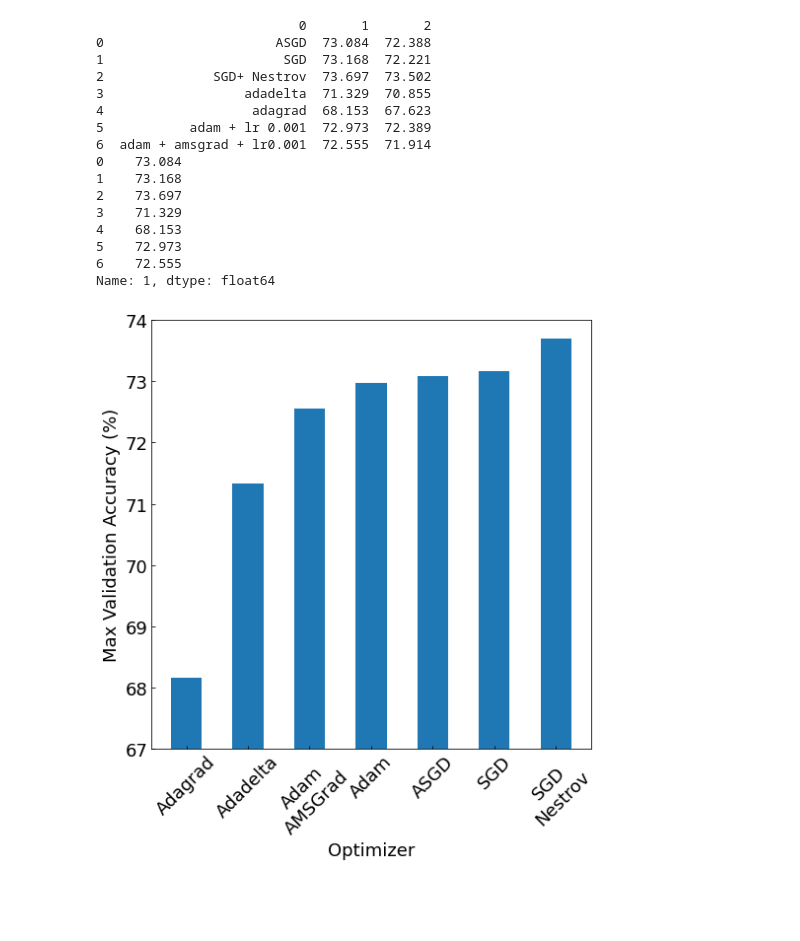
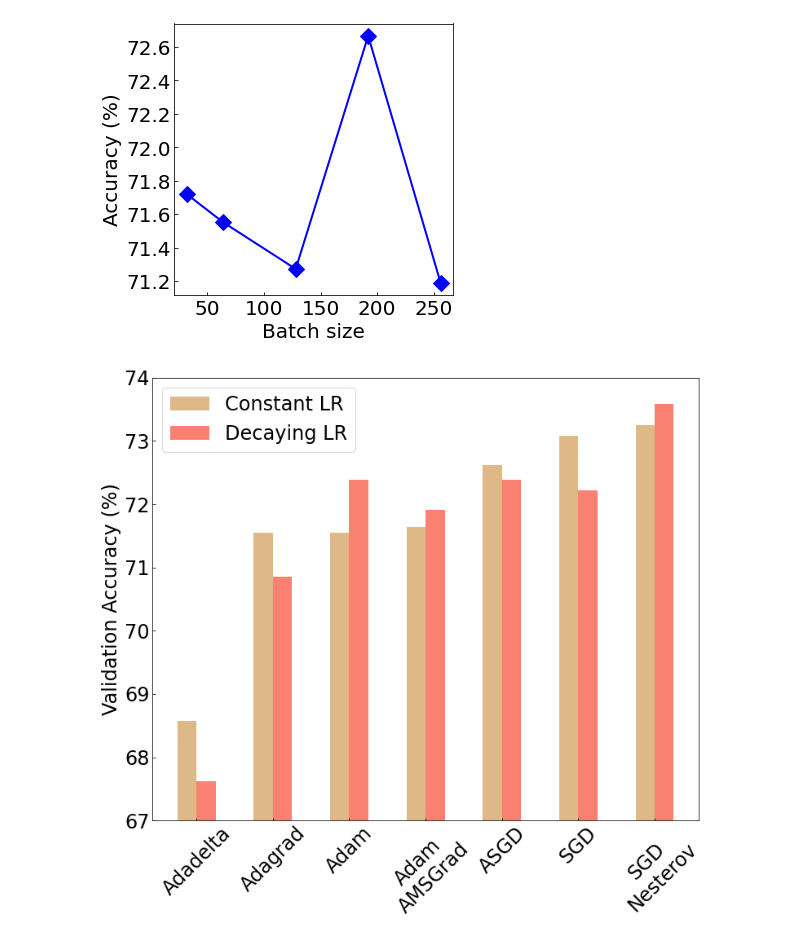
Before and after one commit to zhuofachen/Emotion-detection, a Jupyter notebook: Plot_figures.ipynb, the cells around one changed output. Drawn from its saved outputs; the diff is of its cells as text; code cells hidden in the pictures; blank space fills up the shorter version.

```diff
--- a/Plot_figures.ipynb
+++ b/Plot_figures.ipynb
@@ -113,37 +64,50 @@ plt.show()
+# %%
+# evalute results of different optimized models
+batch_size = [32, 64, 128, 192, 256]
+colors = ['chocolate',  'goldenrod', 'olivedrab', 'royalblue',]
+accuracy = [71.7191, 71.5520,  71.2733, 72.6665, 71.1897]
+plt.figure(figsize = (5, 5))
+plt.plot(batch_size, accuracy, marker='D', color='blue', linewidth=2, markersize=12)
+plt.xlabel('Batch size')
+plt.ylabel('Accuracy (%)')
+plt.rcParams.update({'font.size': 15})
+plt.tick_params(direction='in')
+plt.show()
+# %% [output]
+[figure, added]
 # %%
-confuse_mat = pd.read_excel('comparison of different optimizers.xlsx', header = None)
+# confuse_mat = pd.read_excel('comparison of different optimizers.xlsx', header = None)
 # confuse_mat = np.array(confuse_mat)
-print(confuse_mat)
-ydata = confuse_mat[:][1]
-print(ydata)
-optimizers = ['ASGD', 'SGD', 'SGD\nNestrov', 'Adadelta', 'Adagrad', 'Adam', 'Adam\nAMSGrad']
+# print(confuse_mat)
+# ydata = confuse_mat[:][1]
 
-optimizers = ['Adagrad', 'Adadelta',  'Adam\nAMSGrad',  'Adam', 'ASGD', 'SGD', 'SGD\nNestrov']
-ydata = np.sort(ydata)
-plt.figure(figsize = (8, 8))
-barlist = plt.bar(optimizers, ydata, width = 0.5)
-plt.xlabel('Optimizer')
-plt.ylabel('Max Validation Accuracy (%)')
+
+acc_consLR = [68.571, 71.552, 71.552, 71.636, 72.611, 73.084, 73.252]
+acc_decayLR = [67.623, 70.855, 72.389, 71.914, 72.388, 72.221, 73.586]
+# optimizers = ['ASGD', 'SGD', 'SGD\nNestrov', 'Adadelta', 'Adagrad', 'Aam', 'Adam\nAMSGrad']
+
+optimizers = ['Adadelta', 'Adagrad', 'Adam', 'Adam\nAMSGrad', 'ASGD', 'SGD', 'SGD\nNesterov']
+
+
+
+
+w = 0.5
+xdata = 2 * np.arange(len(optimizers))
+
+plt.figure(figsize = (12, 10))
+plt.bar(xdata - w/2, acc_consLR, width=w, color='burlywood', label = 'Constant LR', align = 'center')
+plt.bar(xdata + w/2 , acc_decayLR, width=w, color='salmon', label = 'Decaying LR', align = 'center')
+plt.xticks(xdata, optimizers)
+# plt.xlabel('Optimizer')
+plt.ylabel('Validation Accuracy (%)')
+plt.legend()
+
+
 plt.ylim([67, 74])
-plt.rcParams.update({'font.size': 18})
+plt.rcParams.update({'font.size': 24})
 plt.xticks(rotation=45)
 plt.tick_params(direction='in')
+plt.savefig('Optimizer comparison0505.png', bbox_inches='tight')
 plt.show()
 # %% [output]
-                          0       1       2
-0                      ASGD  73.084  72.388
-1                       SGD  73.168  72.221
-2              SGD+ Nestrov  73.697  73.502
-3                  adadelta  71.329  70.855
-4                   adagrad  68.153  67.623
-5           adam + lr 0.001  72.973  72.389
-6  adam + amsgrad + lr0.001  72.555  71.914
-0    73.084
-1    73.168
-2    73.697
-3    71.329
-4    68.153
-5    72.973
-6    72.555
-Name: 1, dtype: float64
-[figure, old version]
+[figure, new version]
```
Also changed, not shown: parts of 5 cells of this notebook.
